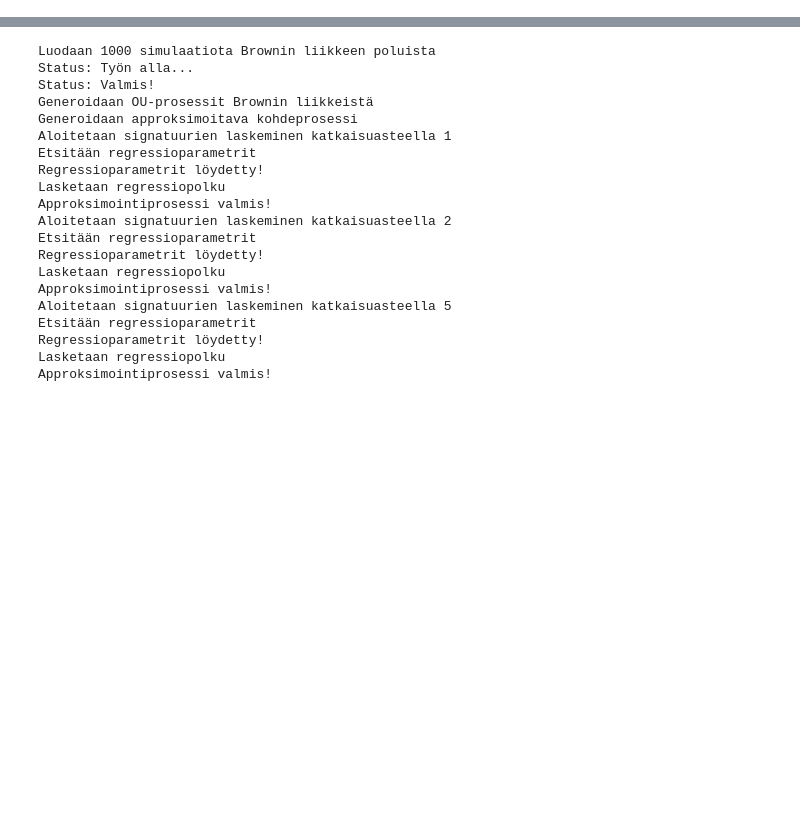
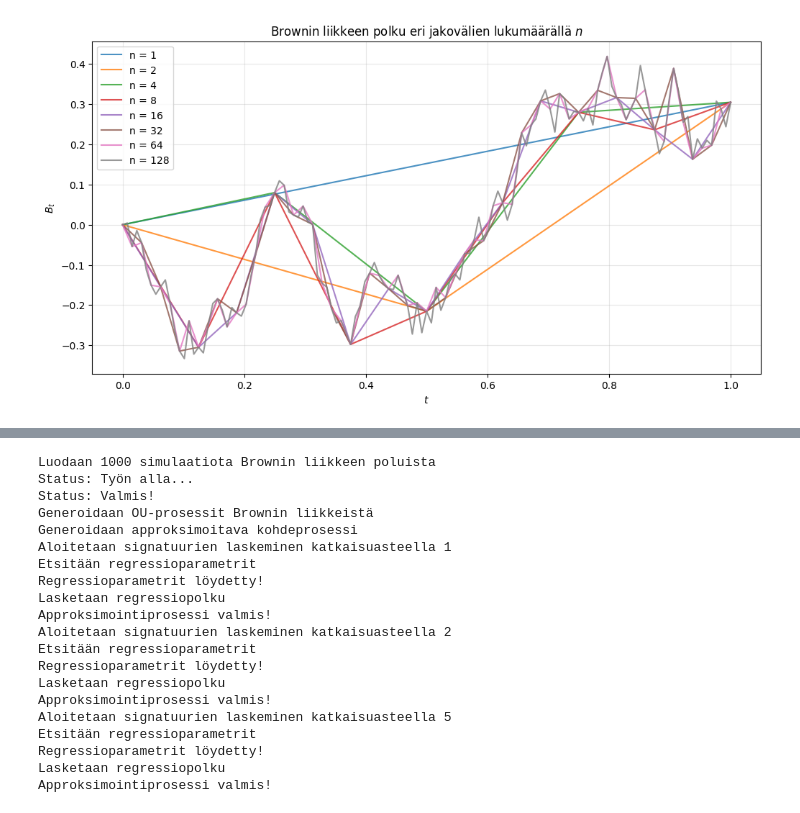
Before and after one commit to OtsoHelminen/SignatureModels, a Jupyter notebook: SigRegress.ipynb, the cells around one changed output, grey strips where cells are left out. Cells and saved outputs as stored; diff of their text form; code cells hidden in the pictures; blank space fills up the shorter version.

```diff
--- a/SigRegress.ipynb
+++ b/SigRegress.ipynb
@@ -11,0 +6,46 @@ Requirement already satisfied: numpy>1.7 in /usr/local/lib/python3.12/dist-packa
+# %%
+# Brownin liikkeen polkuja eri diskretisoinneilla
+
+n_vals = [1, 2, 4, 8, 16, 32, 64, 128]
+SEED = 42
+rng = np.random.default_rng(SEED)
+paths = {}
+Bpath = np.array([0.0, rng.normal(0, 1)])
+paths[1] = Bpath.copy()
+for n in n_vals[1:]:
+    old_n = len(Bpath) - 1
+    new_path = np.zeros(2 * old_n + 1)
+    new_path[::2] = Bpath
+    dt = 1 / (2 * old_n)
+    for i in range(old_n):
+        Z = rng.normal(0, 1)
+
+        new_path[2*i + 1] = (
+            (Bpath[i] + Bpath[i+1]) / 2
+            + np.sqrt(dt / 4) * Z
+        )
+    Bpath = new_path
+    paths[2 * old_n] = Bpath.copy()
+# %%
+n_max = max(paths.keys())
+t_fine = np.linspace(0, 1, n_max + 1)
+plt.figure(figsize=(12, 6))
+for i in range(len(n_vals)):
+    t = np.linspace(0, 1, n_vals[i] + 1)
+    B_interp = np.interp(t_fine, t, paths[n_vals[i]])
+
+    plt.plot(
+        t_fine,
+        B_interp,
+        label=f"n = {n_vals[i]}",
+        alpha=0.8
+    )
+
+plt.xlabel("$t$")
+plt.ylabel("$B_t$")
+plt.title("Brownin liikkeen polku eri jakovälien lukumäärällä $n$")
+plt.legend()
+plt.grid(True, alpha=0.3)
+plt.show()
+# %% [output]
+[figure, added]
```
Also changed, not shown: parts of 16 cells of this notebook.
